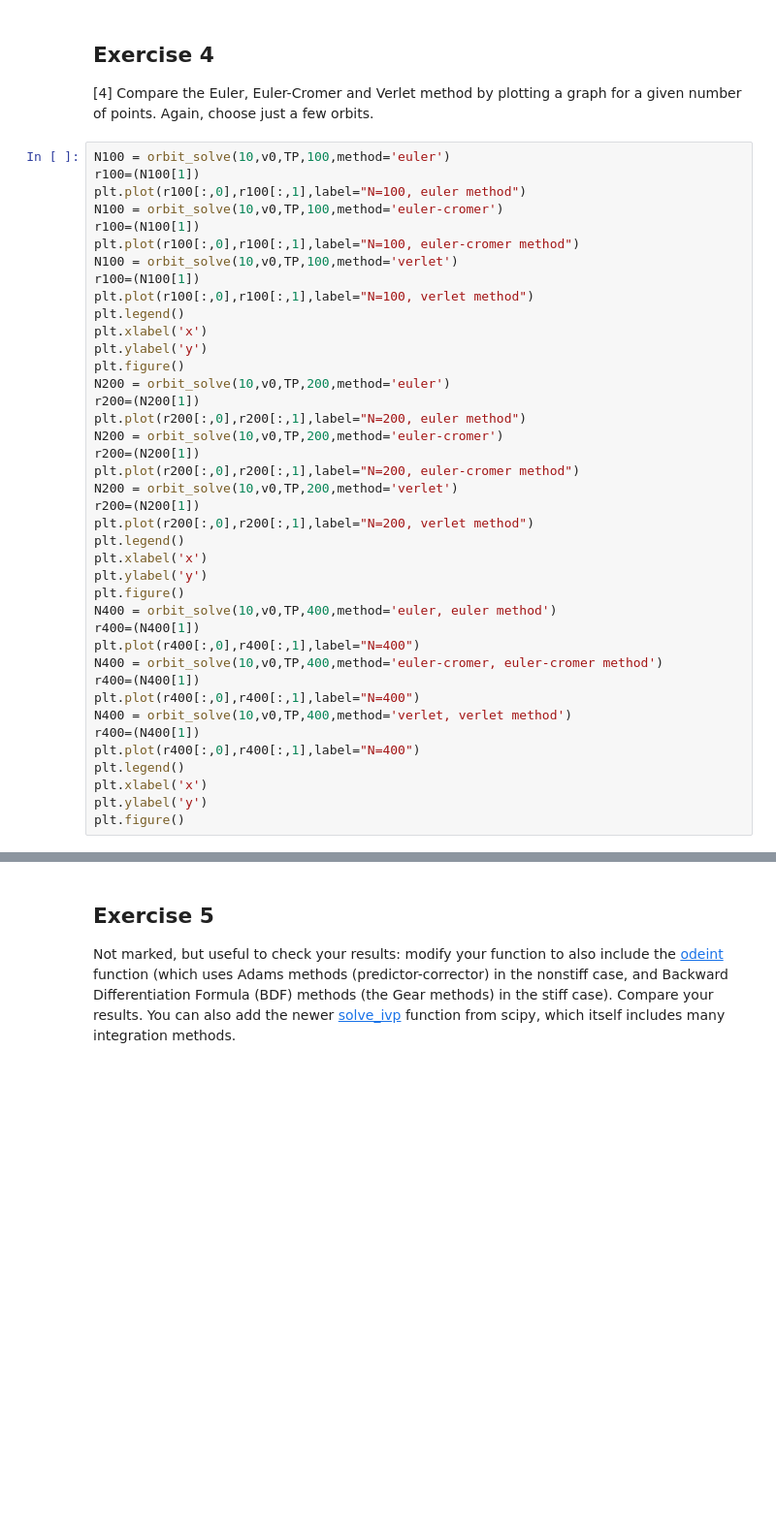
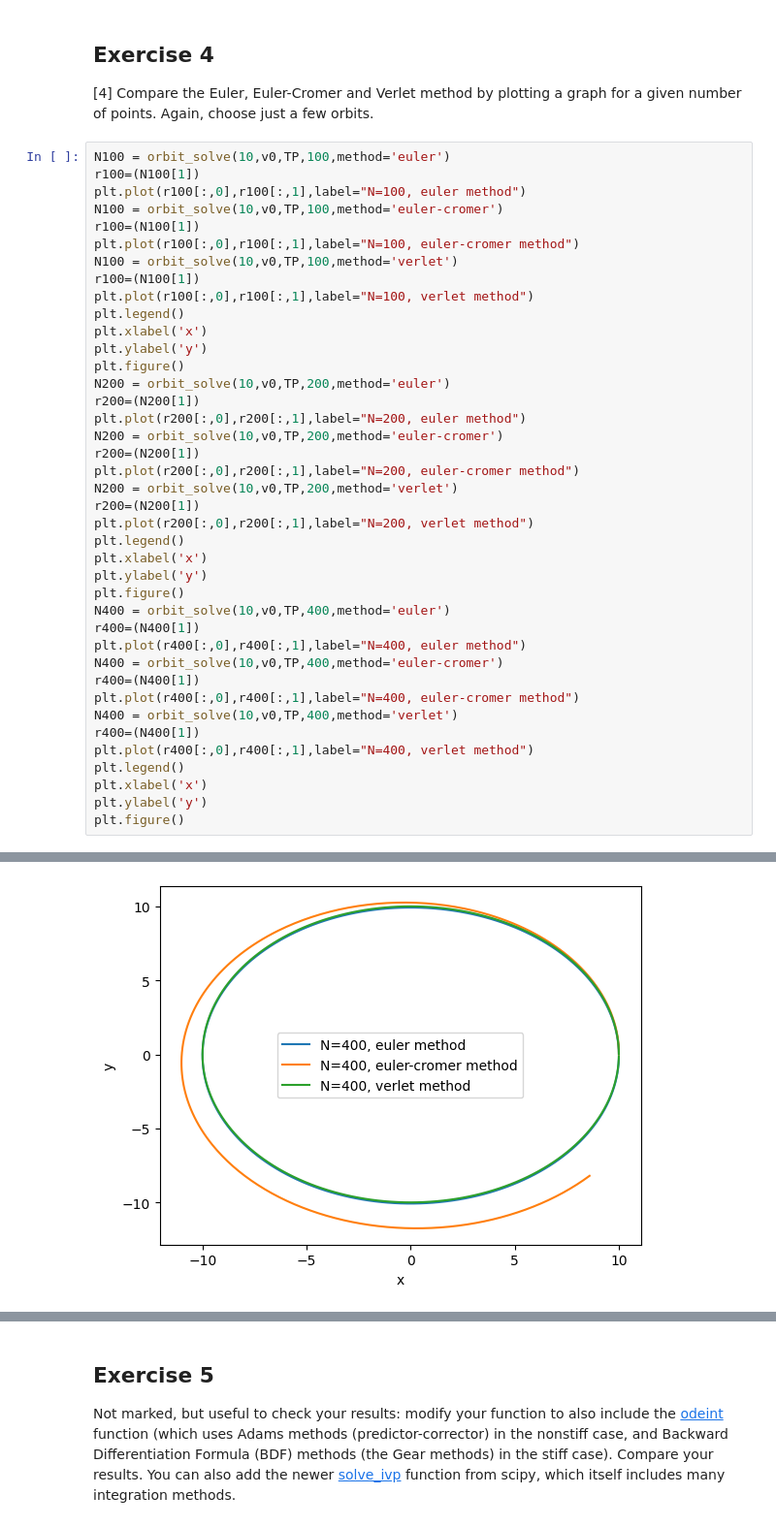
Before and after one commit to PX2145-2025/week-9-b-w-dummett, a Jupyter notebook: ODEs_2.ipynb, the cells around one changed output, grey strips where cells are left out. Shown: that part at 97% size. Cells and saved outputs as stored; diff of their text form; blank space fills up the shorter version.

```diff
--- a/ODEs_2.ipynb
+++ b/ODEs_2.ipynb
@@ -542,15 +542,15 @@ plt.legend()
 plt.xlabel('x')
 plt.ylabel('y')
 plt.figure()
-N400 = orbit_solve(10,v0,TP,400,method='euler, euler method')
+N400 = orbit_solve(10,v0,TP,400,method='euler')
 r400=(N400[1])
-plt.plot(r400[:,0],r400[:,1],label="N=400")
-N400 = orbit_solve(10,v0,TP,400,method='euler-cromer, euler-cromer method')
+plt.plot(r400[:,0],r400[:,1],label="N=400, euler method")
+N400 = orbit_solve(10,v0,TP,400,method='euler-cromer')
 r400=(N400[1])
-plt.plot(r400[:,0],r400[:,1],label="N=400")
-N400 = orbit_solve(10,v0,TP,400,method='verlet, verlet method')
+plt.plot(r400[:,0],r400[:,1],label="N=400, euler-cromer method")
+N400 = orbit_solve(10,v0,TP,400,method='verlet')
 r400=(N400[1])
-plt.plot(r400[:,0],r400[:,1],label="N=400")
+plt.plot(r400[:,0],r400[:,1],label="N=400, verlet method")
 plt.legend()
 plt.xlabel('x')
 plt.ylabel('y')
@@ -560,5 +560,6 @@ TypeError: 'NoneType' object is not subscriptable
 [figure]
 [figure]
+[figure, added]
 <Figure size 640x480 with 0 Axes>
 # %% [markdown]
 ## Exercise 5
```
Also changed, not shown: parts of 1 cell of this notebook.
